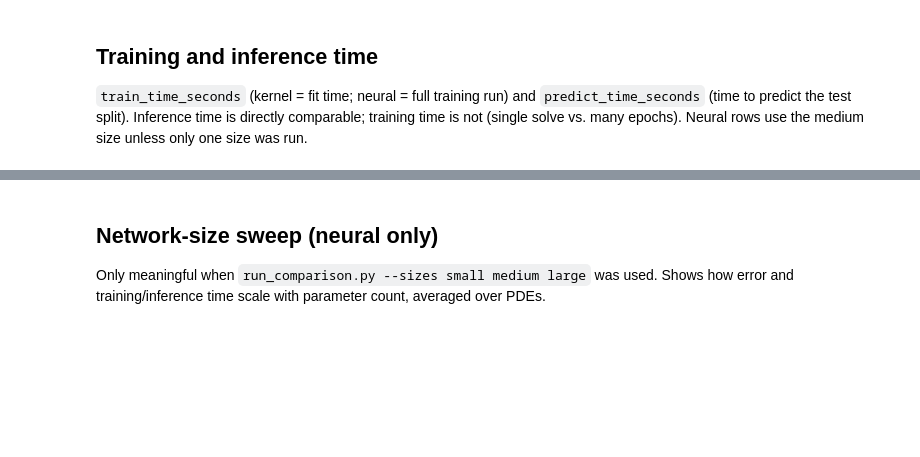
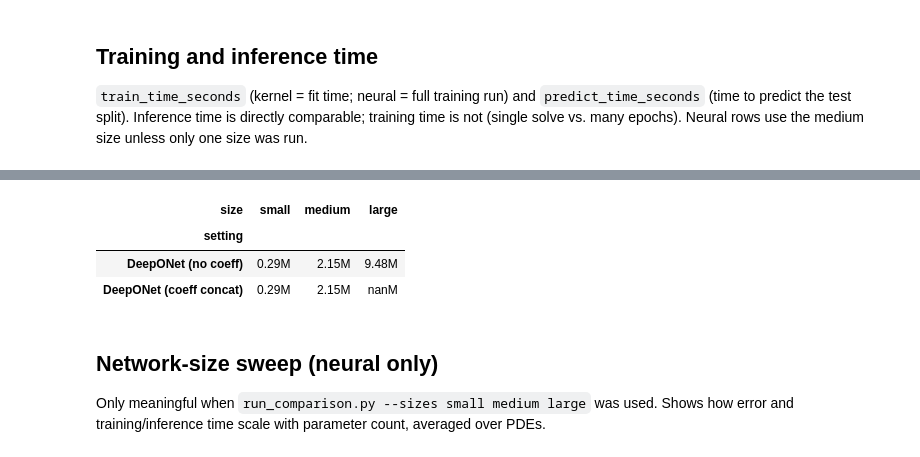
Before and after one commit to liaochunyang/kernelMO, a Jupyter notebook: neural_network_experiments/comparison_visualize.ipynb, the cells around one changed output, grey strips where cells are left out. Drawn from its saved outputs; the diff is of its cells as text; code cells hidden in the pictures; blank space fills up the shorter version.

```diff
--- a/neural_network_experiments/comparison_visualize.ipynb
+++ b/neural_network_experiments/comparison_visualize.ipynb
@@ -182,3 +281,16 @@ display(ordered(tt.pivot_table(index=['framework', 'pde'], columns='setting',
+# %%
+# Trainable parameters by model and size, in millions (constant across PDEs/splits).
+SIZE_ORDER = ['small', 'medium', 'large']
+psize = neural.pivot_table(index='setting', columns='size', values='n_params', aggfunc='max')
+cols = [s for s in SIZE_ORDER if s in psize.columns]
+rows = [s for s in SETTING_ORDER if s in psize.index]
+psize = psize.reindex(rows)[cols]
+display((psize / 1e6).style.format('{:.2f}M'))
+# %% [output]
+| size | small | medium | large |
+| setting |  |  |  |
+| DeepONet (no coeff) | 0.29M | 2.15M | 9.48M |
+| DeepONet (coeff concat) | 0.29M | 2.15M | nanM |
 # %% [markdown]
 ## Network-size sweep (neural only)
 
```
Also changed, not shown: parts of 9 cells of this notebook, 4 other files.
